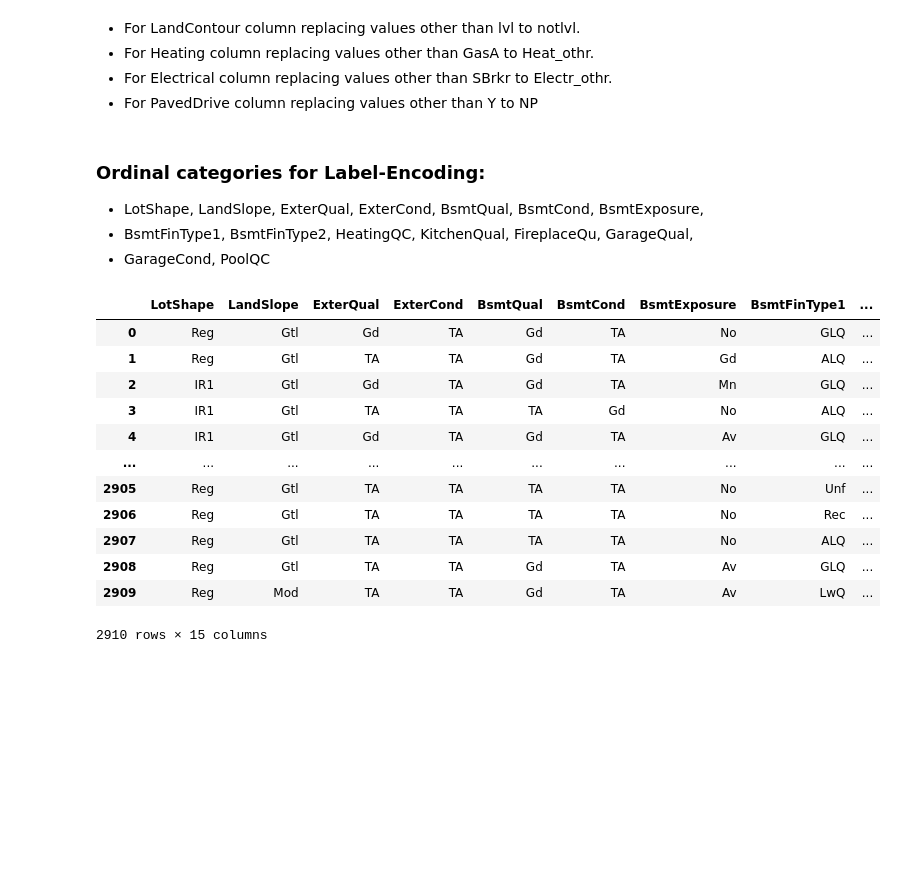
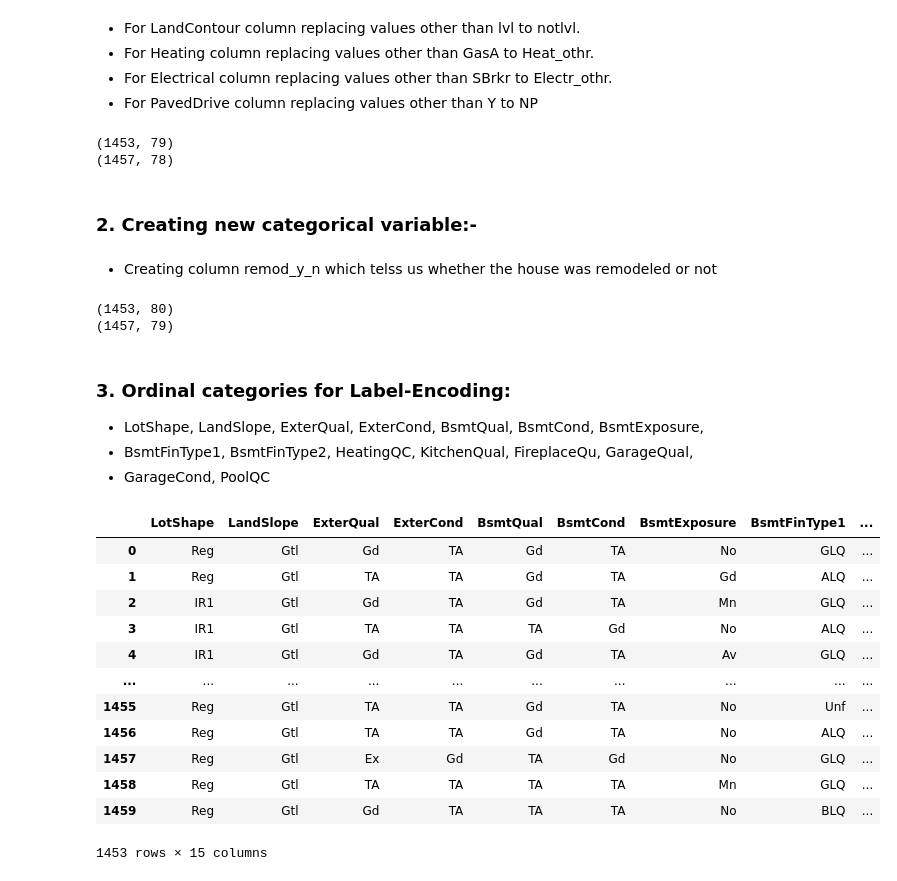
Before and after one commit to suhitasva/ML_Project, a Jupyter notebook: LR_models.ipynb, the cells around one changed output. Cells and saved outputs as stored; diff of their text form; code cells hidden in the pictures; blank space fills up the shorter version.

```diff
--- a/LR_models.ipynb
+++ b/LR_models.ipynb
@@ -135,3 +55,11 @@ house_data.head(5)
+# %%
+# Dropping some features with high multi-collinearity
+
+train_df = train_df.drop(['RoofStyle','Exterior1st','Exterior2nd','GarageType',\
+                          'HouseStyle', 'MSSubClass','MSZoning','MasVnrType'], axis=1)
+
+test_df = test_df.drop(['RoofStyle','Exterior1st','Exterior2nd','GarageType',\
+                          'HouseStyle', 'MSSubClass','MSZoning','MasVnrType'], axis=1)
 # %% [markdown]
 ## Numerical variable work:
 
@@ -158,29 +137,48 @@ num_new_features(house_data)
 - For Electrical column replacing values other than SBrkr to Electr_othr.
 - For PavedDrive column replacing values other than Y to NP
 # %%
-cat_column_combine_vars(house_data)
+cat_column_combine_vars(train_df)
+cat_column_combine_vars(test_df)
+print(train_df.shape)
+print(test_df.shape)
+# %% [output]
+(1453, 79)
+(1457, 78)
+# %% [markdown]
+### 2. Creating new categorical variable:-
+# %% [markdown]
+- Creating column remod_y_n which telss us whether the house was remodeled or not
+# %%
+cat_new_features(train_df)
+cat_new_features(test_df)
+print(train_df.shape)
+print(test_df.shape)
+# %% [output]
+(1453, 80)
+(1457, 79)
 # %% [markdown]
-### Ordinal categories for Label-Encoding:
+### 3. Ordinal categories for Label-Encoding:
+
 - LotShape, LandSlope, ExterQual, ExterCond, BsmtQual, BsmtCond, BsmtExposure,
 - BsmtFinType1, BsmtFinType2, HeatingQC, KitchenQual, FireplaceQu, GarageQual,
 - GarageCond, PoolQC
 # %%
-house_data[['LotShape', 'LandSlope', 'ExterQual', 'ExterCond', 'BsmtQual',\
+train_df[['LotShape', 'LandSlope', 'ExterQual', 'ExterCond', 'BsmtQual',\
         'BsmtCond', 'BsmtExposure','BsmtFinType1', 'BsmtFinType2',\
         'HeatingQC','KitchenQual','FireplaceQu','GarageQual','GarageCond',\
         'PoolQC']]
 # %% [output]
 |  | LotShape | LandSlope | ExterQual | ExterCond | BsmtQual | BsmtCond | BsmtExposure | BsmtFinType1 | ... |
 | 0 | Reg | Gtl | Gd | TA | Gd | TA | No | GLQ | ... |
 | 1 | Reg | Gtl | TA | TA | Gd | TA | Gd | ALQ | ... |
 | 2 | IR1 | Gtl | Gd | TA | Gd | TA | Mn | GLQ | ... |
 | 3 | IR1 | Gtl | TA | TA | TA | Gd | No | ALQ | ... |
 | 4 | IR1 | Gtl | Gd | TA | Gd | TA | Av | GLQ | ... |
 | ... | ... | ... | ... | ... | ... | ... | ... | ... | ... |
-| 2905 | Reg | Gtl | TA | TA | TA | TA | No | Unf | ... |
-| 2906 | Reg | Gtl | TA | TA | TA | TA | No | Rec | ... |
-| 2907 | Reg | Gtl | TA | TA | TA | TA | No | ALQ | ... |
-| 2908 | Reg | Gtl | TA | TA | Gd | TA | Av | GLQ | ... |
-| 2909 | Reg | Mod | TA | TA | Gd | TA | Av | LwQ | ... |
+| 1455 | Reg | Gtl | TA | TA | Gd | TA | No | Unf | ... |
+| 1456 | Reg | Gtl | TA | TA | Gd | TA | No | ALQ | ... |
+| 1457 | Reg | Gtl | Ex | Gd | TA | Gd | No | GLQ | ... |
+| 1458 | Reg | Gtl | TA | TA | TA | TA | Mn | GLQ | ... |
+| 1459 | Reg | Gtl | Gd | TA | TA | TA | No | BLQ | ... |
-2910 rows × 15 columns
+1453 rows × 15 columns
 # %%
```
Also changed, not shown: parts of 75 cells of this notebook.
